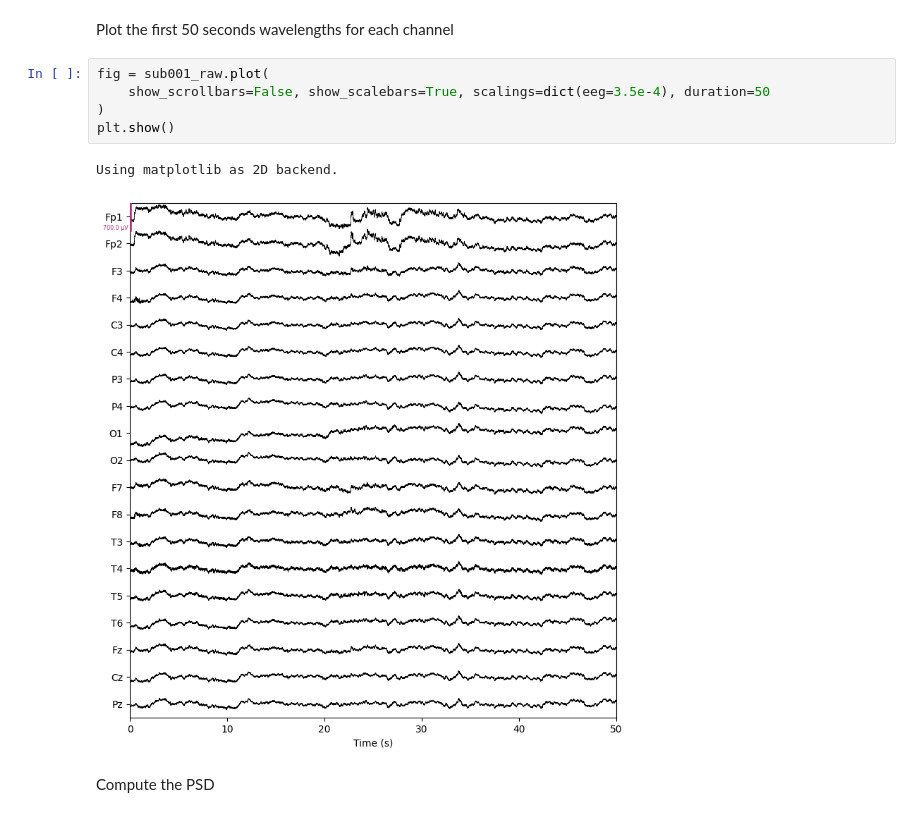
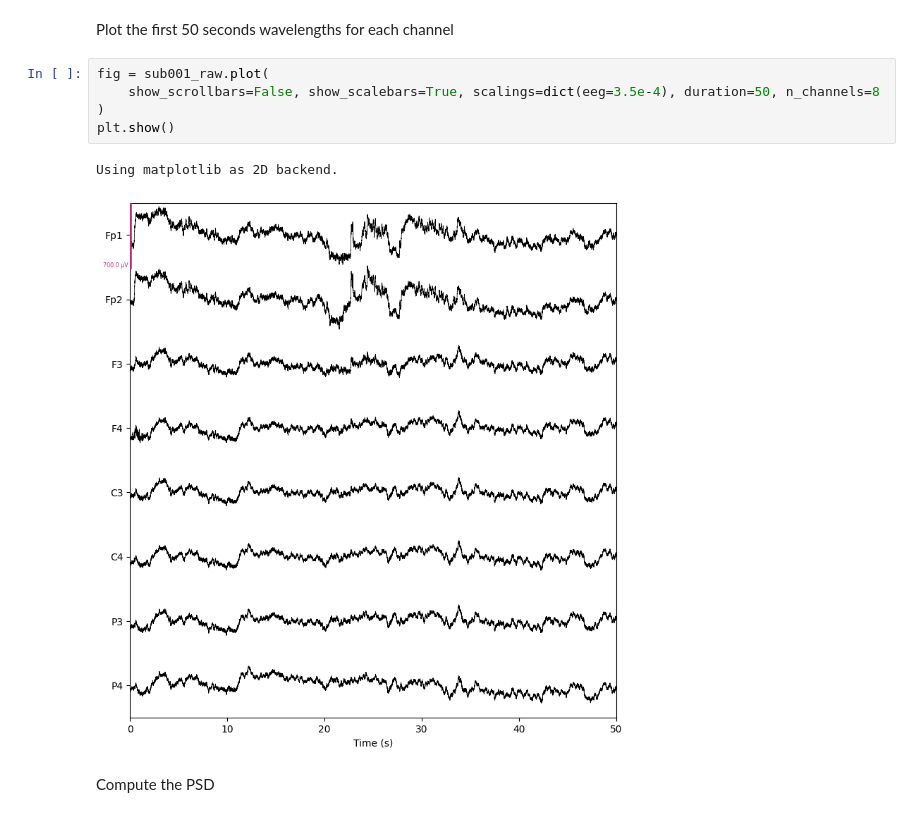
Before and after one commit to sobieddch90/mcd-udg-tfm-eeg-classification, a Jupyter notebook: EEG Data Exploration/1. Explore the Dataset and MNE Library.ipynb, the cells around one changed output. Drawn from its saved outputs; the diff is of its cells as text.

```diff
--- a/EEG Data Exploration/1. Explore the Dataset and MNE Library.ipynb
+++ b/EEG Data Exploration/1. Explore the Dataset and MNE Library.ipynb
@@ -202,12 +202,12 @@ ch  name  type  unit        min         Q1     median         Q3        max
 Plot the first 50 seconds wavelengths for each channel
 # %%
 fig = sub001_raw.plot(
-    show_scrollbars=False, show_scalebars=True, scalings=dict(eeg=3.5e-4), duration=50
+    show_scrollbars=False, show_scalebars=True, scalings=dict(eeg=3.5e-4), duration=50, n_channels=8
 )
 plt.show()
 # %% [output]
 Using matplotlib as 2D backend.
-[figure, old version]
+[figure, new version]
 # %% [markdown]
 Compute the PSD
 # %%
```
Also changed, not shown: parts of 2 cells of this notebook, 16 other files.
